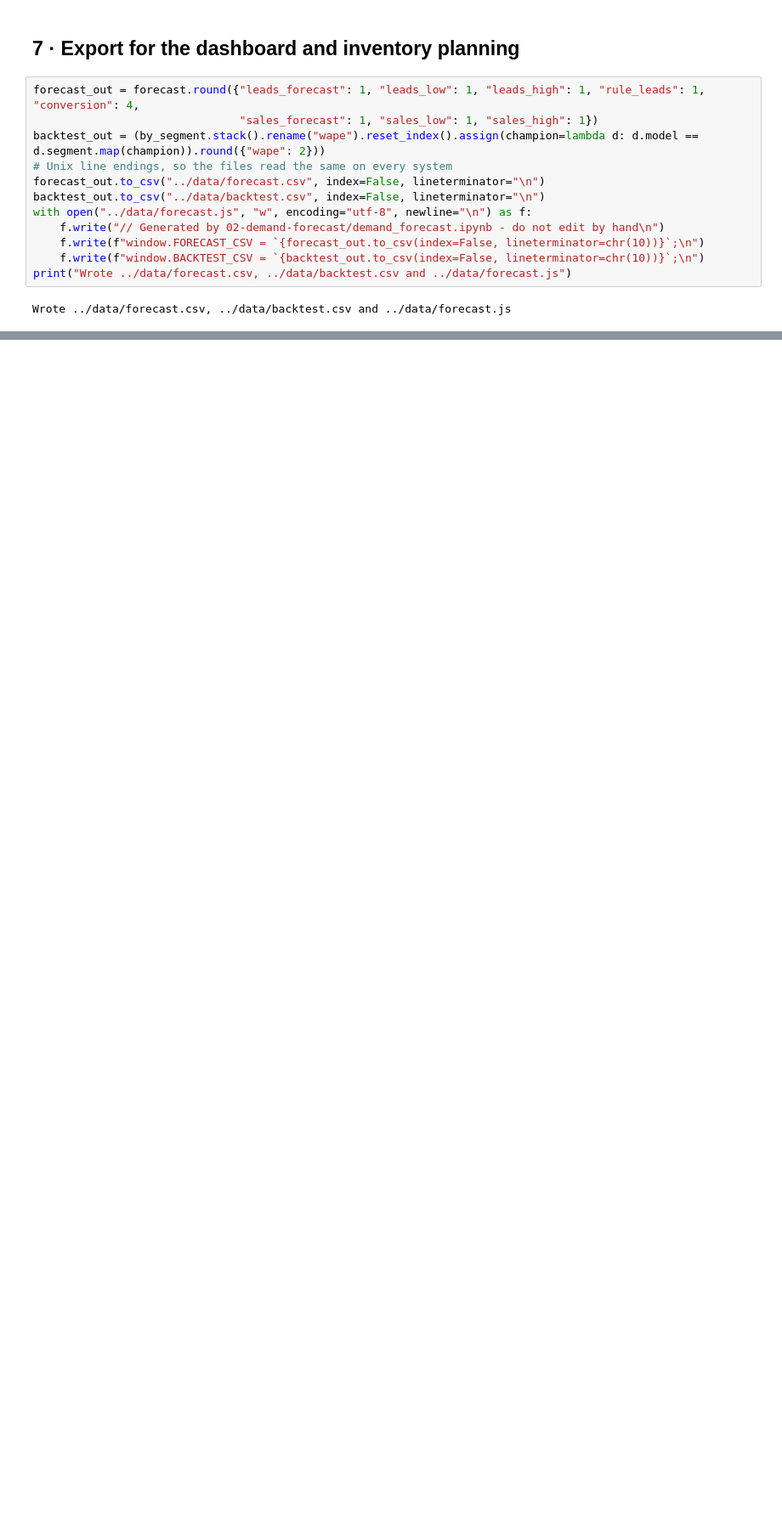
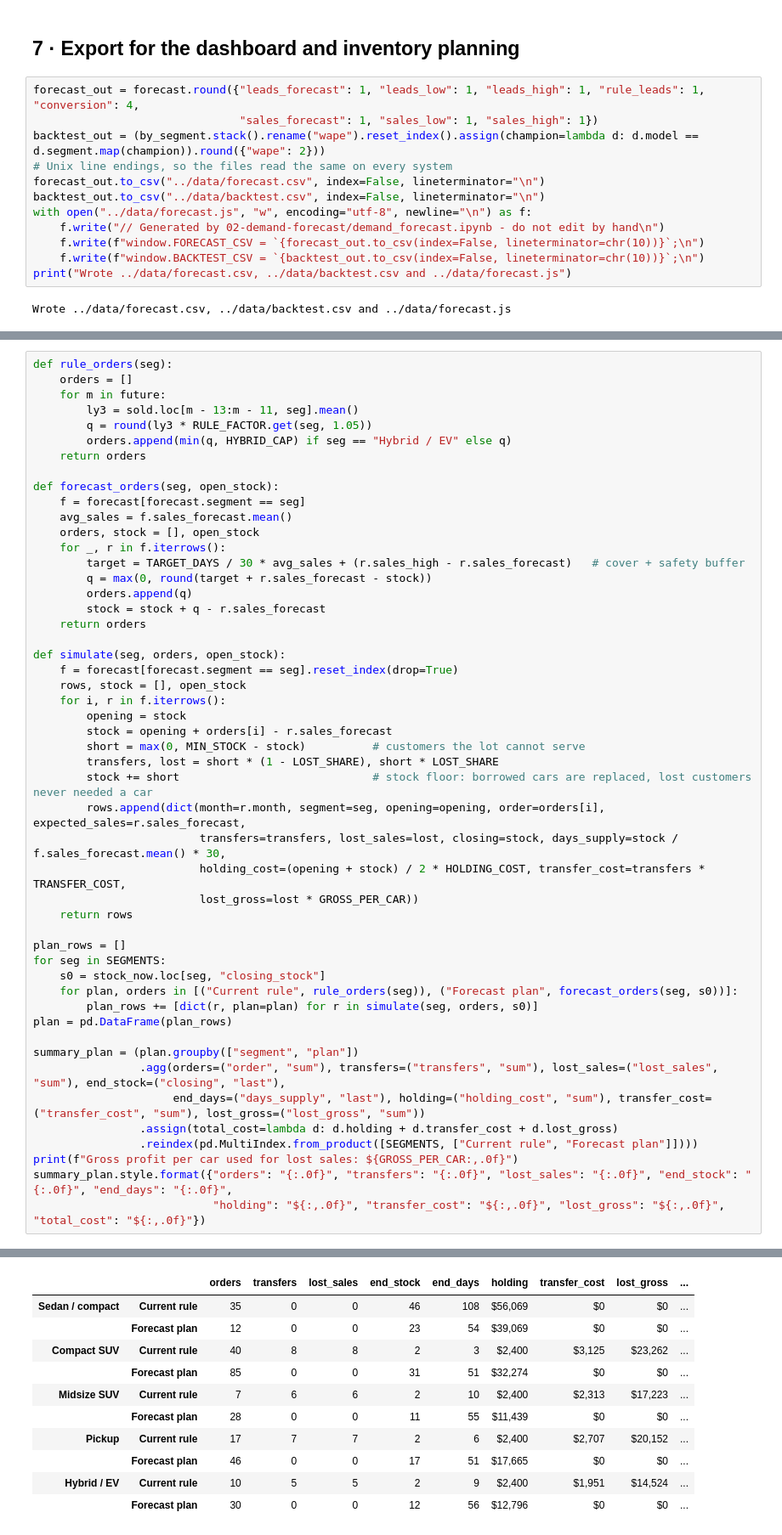
Before and after one commit to diegosilva-design/car-dealership-data-portfolio, a Jupyter notebook: 02-demand-forecast/demand_forecast.ipynb, the cells around one changed output, grey strips where cells are left out. Shown at 85% size. Saved outputs shown, nothing was run; the diff lists cells and outputs as text; blank space fills up the shorter version.

```diff
--- a/02-demand-forecast/demand_forecast.ipynb
+++ b/02-demand-forecast/demand_forecast.ipynb
@@ -277,0 +320,51 @@ Wrote ../data/forecast.csv, ../data/backtest.csv and ../data/forecast.js
+# %%
+def rule_orders(seg):
+    orders = []
+    for m in future:
+        ly3 = sold.loc[m - 13:m - 11, seg].mean()
+        q = round(ly3 * RULE_FACTOR.get(seg, 1.05))
+        orders.append(min(q, HYBRID_CAP) if seg == "Hybrid / EV" else q)
+    return orders
+
+def forecast_orders(seg, open_stock):
+    f = forecast[forecast.segment == seg]
+    avg_sales = f.sales_forecast.mean()
+    orders, stock = [], open_stock
+    for _, r in f.iterrows():
+        target = TARGET_DAYS / 30 * avg_sales + (r.sales_high - r.sales_forecast)   # cover + safety buffer
+        q = max(0, round(target + r.sales_forecast - stock))
+        orders.append(q)
+        stock = stock + q - r.sales_forecast
+    return orders
+
+def simulate(seg, orders, open_stock):
+    f = forecast[forecast.segment == seg].reset_index(drop=True)
+    rows, stock = [], open_stock
+    for i, r in f.iterrows():
+        opening = stock
+        stock = opening + orders[i] - r.sales_forecast
+        short = max(0, MIN_STOCK - stock)          # customers the lot cannot serve
+        transfers, lost = short * (1 - LOST_SHARE), short * LOST_SHARE
+        stock += short                             # stock floor: borrowed cars are replaced, lost customers never needed a car
+        rows.append(dict(month=r.month, segment=seg, opening=opening, order=orders[i], expected_sales=r.sales_forecast,
+                         transfers=transfers, lost_sales=lost, closing=stock, days_supply=stock / f.sales_forecast.mean() * 30,
+                         holding_cost=(opening + stock) / 2 * HOLDING_COST, transfer_cost=transfers * TRANSFER_COST,
+                         lost_gross=lost * GROSS_PER_CAR))
+    return rows
+
+plan_rows = []
+for seg in SEGMENTS:
+    s0 = stock_now.loc[seg, "closing_stock"]
+    for plan, orders in [("Current rule", rule_orders(seg)), ("Forecast plan", forecast_orders(seg, s0))]:
+        plan_rows += [dict(r, plan=plan) for r in simulate(seg, orders, s0)]
+plan = pd.DataFrame(plan_rows)
+
+summary_plan = (plan.groupby(["segment", "plan"])
+                .agg(orders=("order", "sum"), transfers=("transfers", "sum"), lost_sales=("lost_sales", "sum"), end_stock=("closing", "last"),
+                     end_days=("days_supply", "last"), holding=("holding_cost", "sum"), transfer_cost=("transfer_cost", "sum"), lost_gross=("lost_gross", "sum"))
+                .assign(total_cost=lambda d: d.holding + d.transfer_cost + d.lost_gross)
+                .reindex(pd.MultiIndex.from_product([SEGMENTS, ["Current rule", "Forecast plan"]])))
+print(f"Gross profit per car used for lost sales: ${GROSS_PER_CAR:,.0f}")
+summary_plan.style.format({"orders": "{:.0f}", "transfers": "{:.0f}", "lost_sales": "{:.0f}", "end_stock": "{:.0f}", "end_days": "{:.0f}",
+                           "holding": "${:,.0f}", "transfer_cost": "${:,.0f}", "lost_gross": "${:,.0f}", "total_cost": "${:,.0f}"})
+# %% [output]
@@ -277,0 +372,11 @@ Wrote ../data/forecast.csv, ../data/backtest.csv and ../data/forecast.js
+|  |  | orders | transfers | lost_sales | end_stock | end_days | holding | transfer_cost | lost_gross | ... |
+| Sedan / compact | Current rule | 35 | 0 | 0 | 46 | 108 | $56,069 | $0 | $0 | ... |
+|  | Forecast plan | 12 | 0 | 0 | 23 | 54 | $39,069 | $0 | $0 | ... |
+| Compact SUV | Current rule | 40 | 8 | 8 | 2 | 3 | $2,400 | $3,125 | $23,262 | ... |
+|  | Forecast plan | 85 | 0 | 0 | 31 | 51 | $32,274 | $0 | $0 | ... |
+| Midsize SUV | Current rule | 7 | 6 | 6 | 2 | 10 | $2,400 | $2,313 | $17,223 | ... |
+|  | Forecast plan | 28 | 0 | 0 | 11 | 55 | $11,439 | $0 | $0 | ... |
+| Pickup | Current rule | 17 | 7 | 7 | 2 | 6 | $2,400 | $2,707 | $20,152 | ... |
+|  | Forecast plan | 46 | 0 | 0 | 17 | 51 | $17,665 | $0 | $0 | ... |
+| Hybrid / EV | Current rule | 10 | 5 | 5 | 2 | 9 | $2,400 | $1,951 | $14,524 | ... |
+|  | Forecast plan | 30 | 0 | 0 | 12 | 56 | $12,796 | $0 | $0 | ... |
```
Also changed, not shown: parts of 7 cells of this notebook, 9 other files.
